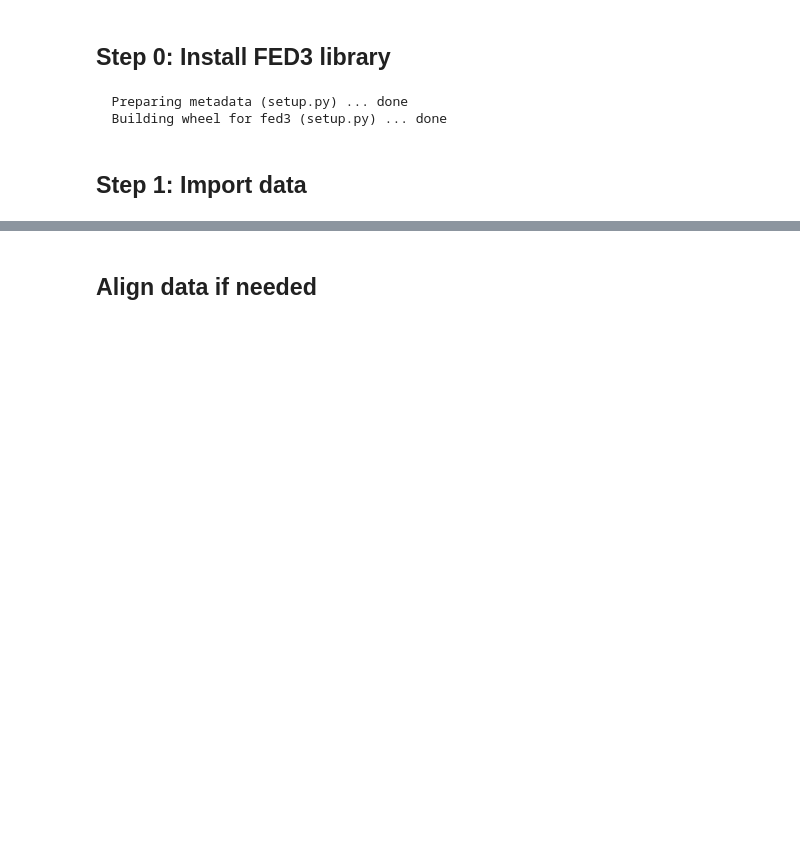
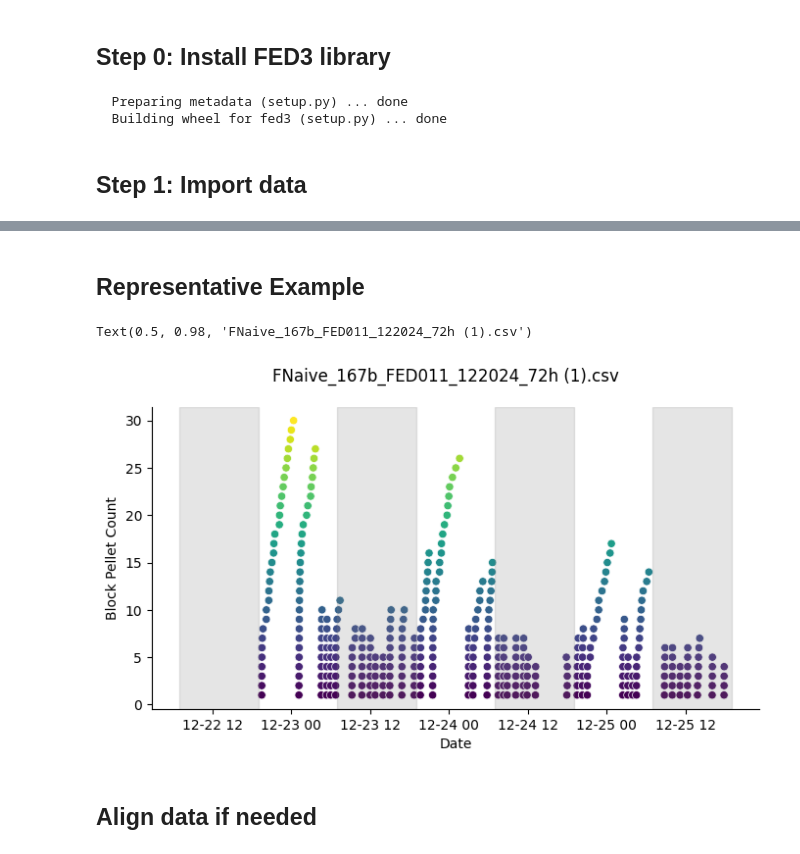
Before and after one commit to KravitzLab/KreedLabWiki, a Jupyter notebook: PythonNotebooks/FED_analyses_PR1.ipynb, the cells around one changed output, grey strips where cells are left out. Cells and saved outputs as stored; diff of their text form; code cells hidden in the pictures; blank space fills up the shorter version.

```diff
--- a/PythonNotebooks/FED_analyses_PR1.ipynb
+++ b/PythonNotebooks/FED_analyses_PR1.ipynb
@@ -68,3 +63,37 @@ Loaded 10 files: ['FED002_070124_01 (2).CSV', 'FED002_070324_00.CSV', 'FED006_07
+# %% [markdown]
+## Representative Example
+# %%
+#Specify which file you want to plot by position in the import list
+file = 2
+
+# Filter data for "Pellet" events
+pellet_df = feds[file][feds[file]['Event'] == 'Pellet']
+
+# Create the figure
+plt.figure(figsize=(8, 4))
+sns.scatterplot(
+    data = pellet_df,
+    x = pellet_df.index,
+    y = pellet_df['Block_Pellet_Count'],
+    c = pellet_df['Block_Pellet_Count'].clip(upper=40),
+    cmap='viridis'
+)
+
+# Add shading for specified dark cycle
+start_time, end_time = pd.to_datetime(['07:00:00', '19:00:00']).time
+for day in pd.date_range(pellet_df.index.min().date(), pellet_df.index.max().date()):
+    plt.axvspan(pd.Timestamp.combine(day, start_time), pd.Timestamp.combine(day, end_time), color='gray', alpha=0.2)
+
+# Label the axes
+plt.ylabel('Block Pellet Count')
+plt.xlabel('Date')
+
+# Set a title
+filenames = list(uploaded.keys())
+plt.suptitle(filenames[file])
+# %% [output]
+Text(0.5, 0.98, 'FNaive_167b_FED011_122024_72h (1).csv')
+[figure, added]
 # %% [markdown]
 ## Align data if needed
 # %%
```
Also changed, not shown: parts of 7 cells of this notebook.
